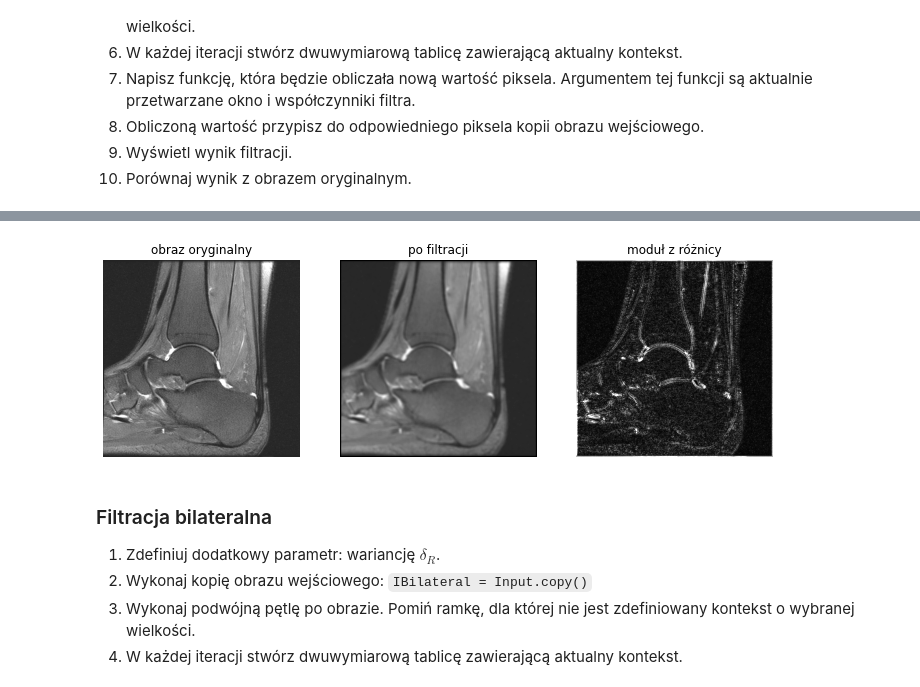
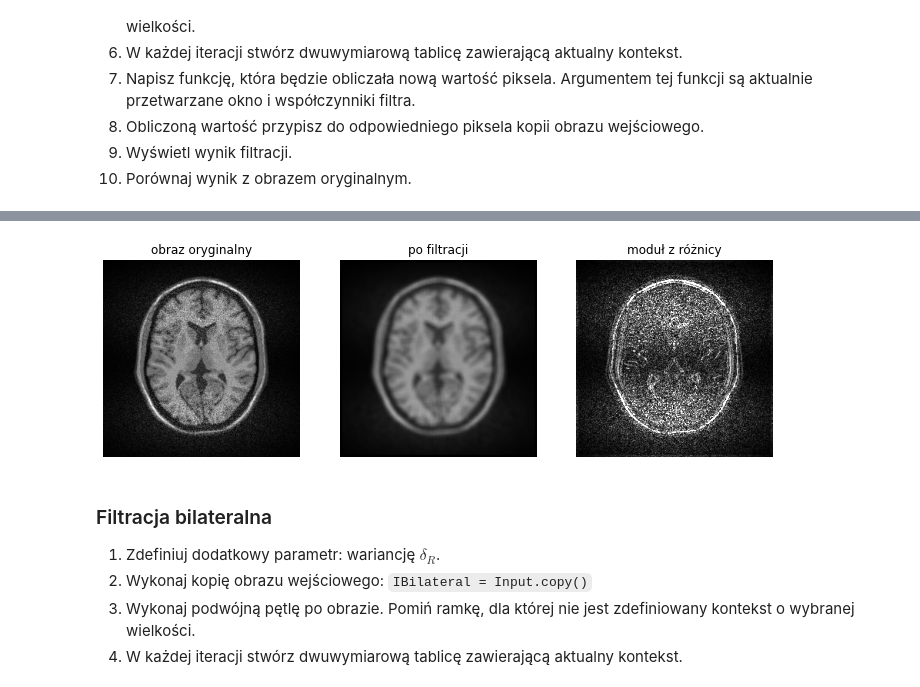
Before and after one commit to mhawryluk/wdcpo, a Jupyter notebook: lab7/07_bilateral.ipynb, the cells around one changed output, grey strips where cells are left out. Drawn from its saved outputs; the diff is of its cells as text; code cells hidden in the pictures.

```diff
--- a/lab7/07_bilateral.ipynb
+++ b/lab7/07_bilateral.ipynb
@@ -68,7 +68,9 @@ if not os.path.exists("MR_data.mat") :
 # %%
 mat = loadmat("MR_data.mat")
 # %%
-plt.imshow(mat['I_noisy4'])
+image = mat['I_noisy2']
+
+plt.imshow(image)
 plt.axis('off')
 plt.gray()
 plt.show()
@@ -170,10 +158,10 @@ def show_filtered(image, filtered):
 
     plt.show()
 # %%
-filtered = convolution(mat['I_noisy4'], window_size, sigma_s)
-show_filtered(mat['I_noisy4'], filtered)
+filtered = convolution(image, window_size, sigma_s)
+show_filtered(image, filtered)
 # %% [output]
-[figure, old version]
+[figure, new version]
 # %% [markdown]
 ### Filtracja bilateralna
 
```
Also changed, not shown: parts of 5 cells of this notebook, 1 other file.
